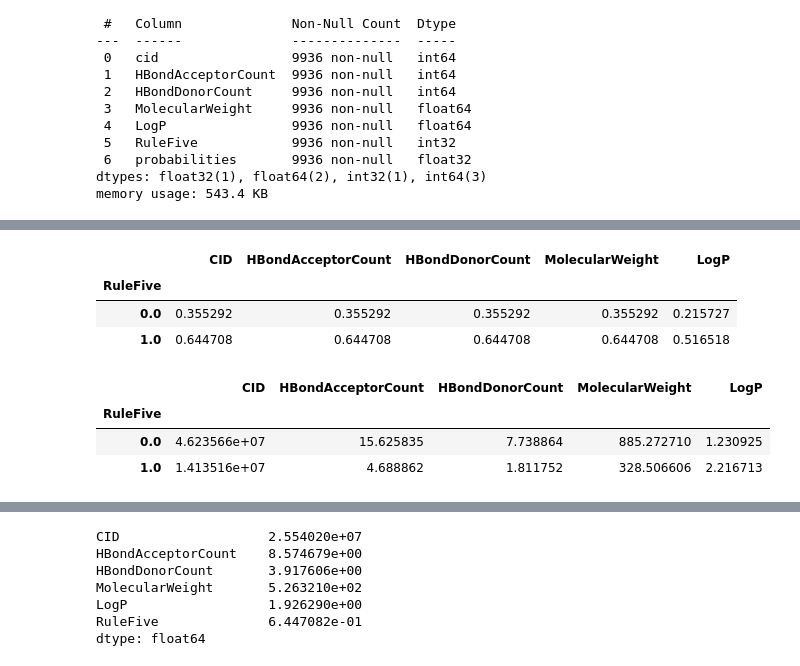
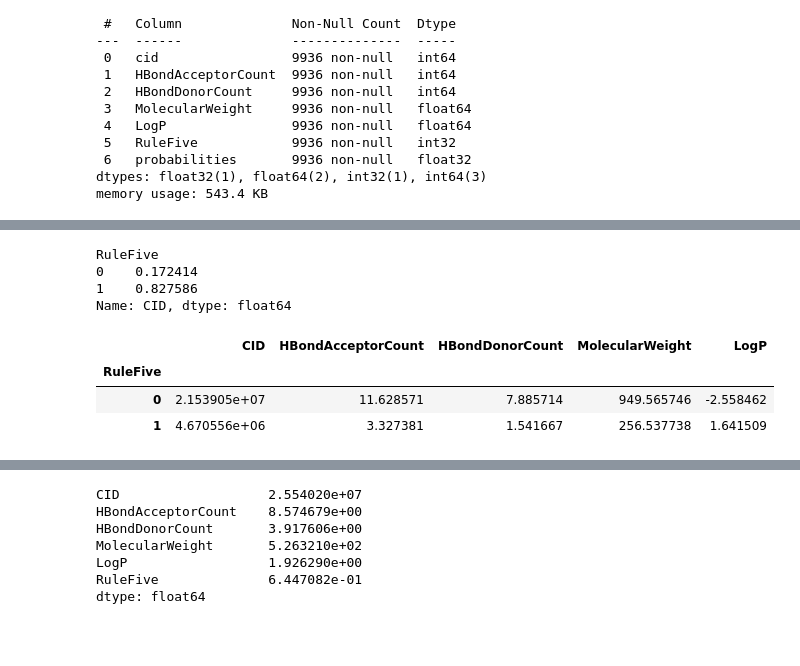
Before and after one commit to JoseCouceiro/TFM_project, a Jupyter notebook: drug-predictor/notebooks/analysis_performancee.ipynb, the cells around one changed output, grey strips where cells are left out. Saved outputs shown, nothing was run; the diff lists cells and outputs as text; code cells hidden in the pictures; blank space fills up the shorter version.

```diff
--- a/drug-predictor/notebooks/analysis_performancee.ipynb
+++ b/drug-predictor/notebooks/analysis_performancee.ipynb
@@ -605,15 +599,15 @@ display(randoms_analysis.groupby('RuleFive').mean())
 | 0 | 8.461197e+06 | 8.743686 | 2.762395 | 683.377282 | 5.466515 | 0.608702 |
 | 1 | 7.354755e+06 | 4.489343 | 1.136235 | 359.932612 | 3.183786 | 0.584020 |
 # %%
-display(drugs_analysis.groupby('RuleFive').count()/len(drugs_analysis))
+display(drugs_analysis.groupby('RuleFive')['CID'].count()/len(drugs_analysis))
 display(drugs_analysis.groupby('RuleFive').mean())
 # %% [output]
+RuleFive
+0    0.172414
+1    0.827586
+Name: CID, dtype: float64
 |  | CID | HBondAcceptorCount | HBondDonorCount | MolecularWeight | LogP |
 | RuleFive |  |  |  |  |  |
-| 0.0 | 0.355292 | 0.355292 | 0.355292 | 0.355292 | 0.215727 |
-| 1.0 | 0.644708 | 0.644708 | 0.644708 | 0.644708 | 0.516518 |
+| 0 | 2.153905e+07 | 11.628571 | 7.885714 | 949.565746 | -2.558462 |
+| 1 | 4.670556e+06 | 3.327381 | 1.541667 | 256.537738 | 1.641509 |
-|  | CID | HBondAcceptorCount | HBondDonorCount | MolecularWeight | LogP |
-| RuleFive |  |  |  |  |  |
-| 0.0 | 4.623566e+07 | 15.625835 | 7.738864 | 885.272710 | 1.230925 |
-| 1.0 | 1.413516e+07 | 4.688862 | 1.811752 | 328.506606 | 2.216713 |
 # %%
```
Also changed, not shown: parts of 12 cells of this notebook, 11 other files.
